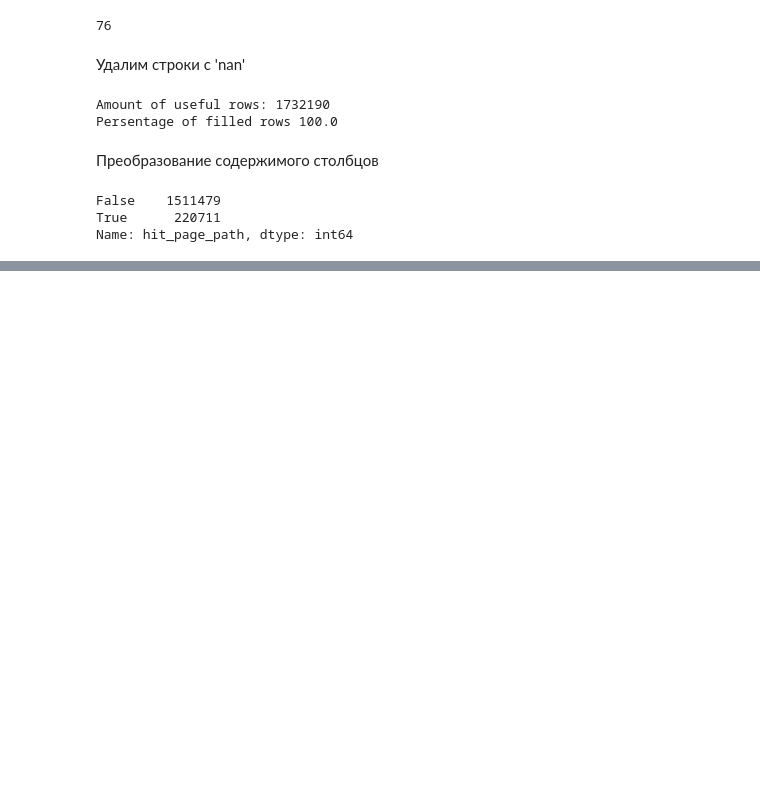
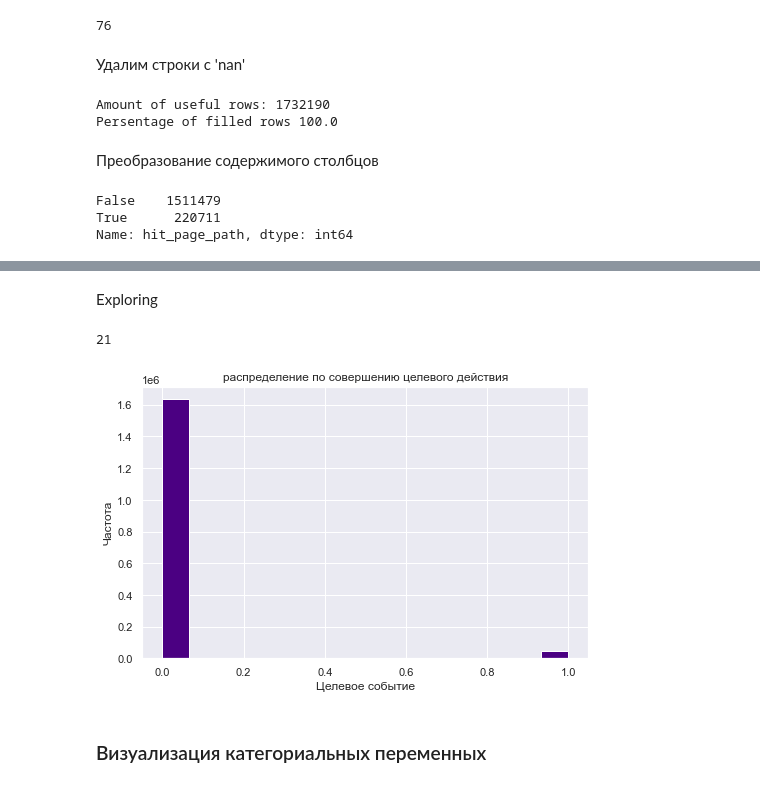
Before and after one commit to proger-n/SberAutopodpiska_analysis, a Jupyter notebook: JupyterNotebooks/final_project_1.ipynb, the cells around one changed output, grey strips where cells are left out. Cells and saved outputs as stored; diff of their text form; code cells hidden in the pictures; blank space fills up the shorter version.

```diff
--- a/JupyterNotebooks/final_project_1.ipynb
+++ b/JupyterNotebooks/final_project_1.ipynb
@@ -274,0 +248,5 @@ df_united_clean = df_united_clean.drop(columns=['device_screen_resolution'])
+# %%
+df_united_clean['from_smm'] = df_united_clean.utm_source.apply(lambda x: 1 if x in ['QxAxdyPLuQMEcrdZWdWb', 'MvfHsxITijuriZxsqZqt', 'ISrKoXQCxqqYvAZICvjs',
+'IZEXUFLARCUMynmHNBGo', 'PlbkrSYoHuZBWfYjYnfw',
+'gVRrcxiDQubJiljoTbGm'] else 0)
+df_united_clean = df_united_clean.drop(columns=['utm_source'])
@@ -275,4 +255,7 @@ df_united_clean = df_united_clean.drop(columns=['device_screen_resolution'])
+# %%
+df_united_clean = df_united_clean[df_united_clean.geo_country == 'Russia']
+df_united_clean = df_united_clean.drop(columns = ['geo_country'], axis=1)
 # %%
-df_united_clean = df_united_clean.rename(columns={'geo_country': 'country_name', 'geo_city': 'city_name'})
+df_united_clean = df_united_clean.rename(columns={'geo_city': 'city'})
 # %%
 df_united_clean['target'] = df_united_clean.target.apply(lambda x: 1 if x > 0 else 0)
@@ -281,3 +262,11 @@ df_united_clean.device_category = df_united_clean.device_category.astype('catego
+# %%
+df_united_clean.device_category = df_united_clean.device_category.astype('category')
+df_united_clean.utm_medium = df_united_clean.utm_medium.astype('category')
+df_united_clean.utm_campaign = df_united_clean.utm_campaign.astype('category')
+df_united_clean.device_browser = df_united_clean.device_browser.astype('category')
+df_united_clean.city = df_united_clean.city.astype('category')
+df_united_clean.car_brand = df_united_clean.car_brand.astype('category')
+df_united_clean.car_model = df_united_clean.car_model.astype('category')
 # %% [markdown]
 ### Определение типов переменных в датасете df_united
 
@@ -320,0 +304,16 @@ memory usage: 264.4+ MB
+# %% [markdown]
+Exploring
+# %%
+df_united_clean.car_brand.nunique()
+# %% [output]
+21
+# %%
+plt.figure(figsize=(8, 5))
+plt.hist(df_united_clean.target, bins=15, color='indigo')
+plt.xlabel('Целевое событие')
+plt.ylabel('Частота')
+plt.title('распределение по совершению целевого действия');
+# %% [output]
+[figure, added]
+# %% [markdown]
+### Визуализация категориальных переменных
```
Also changed, not shown: parts of 39 cells of this notebook.
